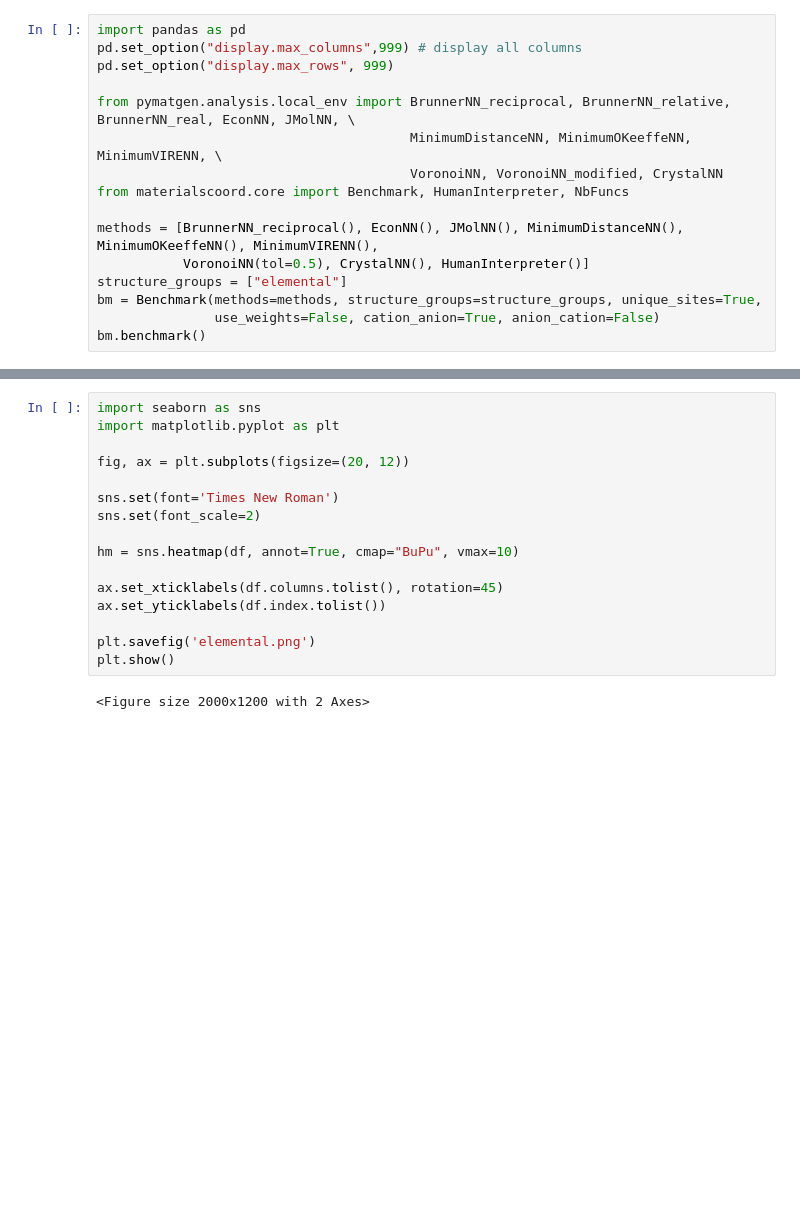
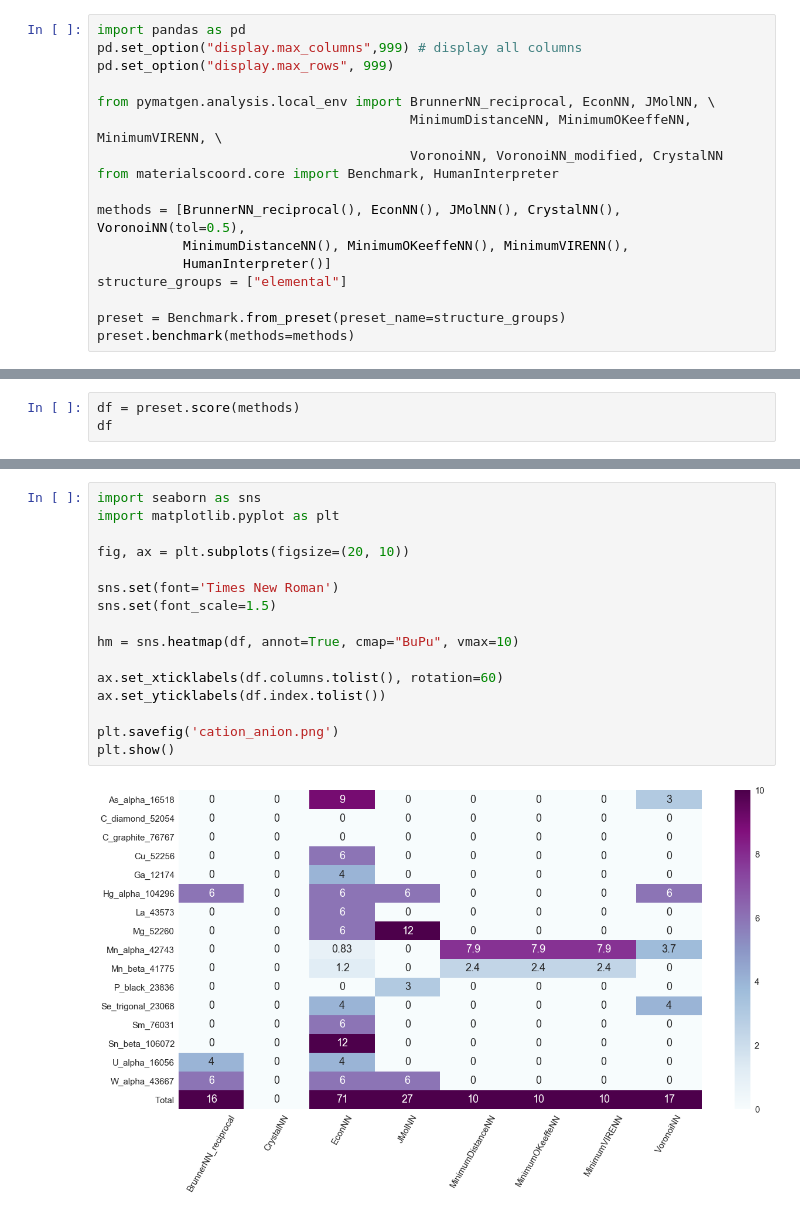
Before and after one commit to hackingmaterials/materials-coord, a Jupyter notebook: examples/elemental.ipynb, the cells around one changed output, grey strips where cells are left out. Cells and saved outputs as stored; diff of their text form; blank space fills up the shorter version.

```diff
--- a/examples/elemental.ipynb
+++ b/examples/elemental.ipynb
@@ -3,17 +3,18 @@ import pandas as pd
 pd.set_option("display.max_columns",999) # display all columns
 pd.set_option("display.max_rows", 999)
 
-from pymatgen.analysis.local_env import BrunnerNN_reciprocal, BrunnerNN_relative, BrunnerNN_real, EconNN, JMolNN, \
+from pymatgen.analysis.local_env import BrunnerNN_reciprocal, EconNN, JMolNN, \
                                         MinimumDistanceNN, MinimumOKeeffeNN, MinimumVIRENN, \
                                         VoronoiNN, VoronoiNN_modified, CrystalNN
-from materialscoord.core import Benchmark, HumanInterpreter, NbFuncs
+from materialscoord.core import Benchmark, HumanInterpreter
 
-methods = [BrunnerNN_reciprocal(), EconNN(), JMolNN(), MinimumDistanceNN(), MinimumOKeeffeNN(), MinimumVIRENN(),
-           VoronoiNN(tol=0.5), CrystalNN(), HumanInterpreter()]
+methods = [BrunnerNN_reciprocal(), EconNN(), JMolNN(), CrystalNN(), VoronoiNN(tol=0.5),
+           MinimumDistanceNN(), MinimumOKeeffeNN(), MinimumVIRENN(),
+           HumanInterpreter()]
 structure_groups = ["elemental"]
-bm = Benchmark(methods=methods, structure_groups=structure_groups, unique_sites=True,
-               use_weights=False, cation_anion=True, anion_cation=False)
-bm.benchmark()
+
+preset = Benchmark.from_preset(preset_name=structure_groups)
+preset.benchmark(methods=methods)
 # %% [output]
 Pymatgen will drop Py2k support from v2019.1.1. Pls consult the documentation
 at https://www.pymatgen.org for more details.
@@ -65,0 +39,3 @@ df
+# %%
+df = preset.score(methods)
+df
@@ -66,18 +61,18 @@ df
 # %%
 import seaborn as sns
 import matplotlib.pyplot as plt
 
-fig, ax = plt.subplots(figsize=(20, 12))
+fig, ax = plt.subplots(figsize=(20, 10))
 
 sns.set(font='Times New Roman')
-sns.set(font_scale=2)
+sns.set(font_scale=1.5)
 
 hm = sns.heatmap(df, annot=True, cmap="BuPu", vmax=10)
 
-ax.set_xticklabels(df.columns.tolist(), rotation=45)
+ax.set_xticklabels(df.columns.tolist(), rotation=60)
 ax.set_yticklabels(df.index.tolist())
 
-plt.savefig('elemental.png')
+plt.savefig('cation_anion.png')
 plt.show()
 # %% [output]
-<Figure size 2000x1200 with 2 Axes>
+[figure, added]
```
Also changed, not shown: parts of 4 cells of this notebook, 16 other files.
